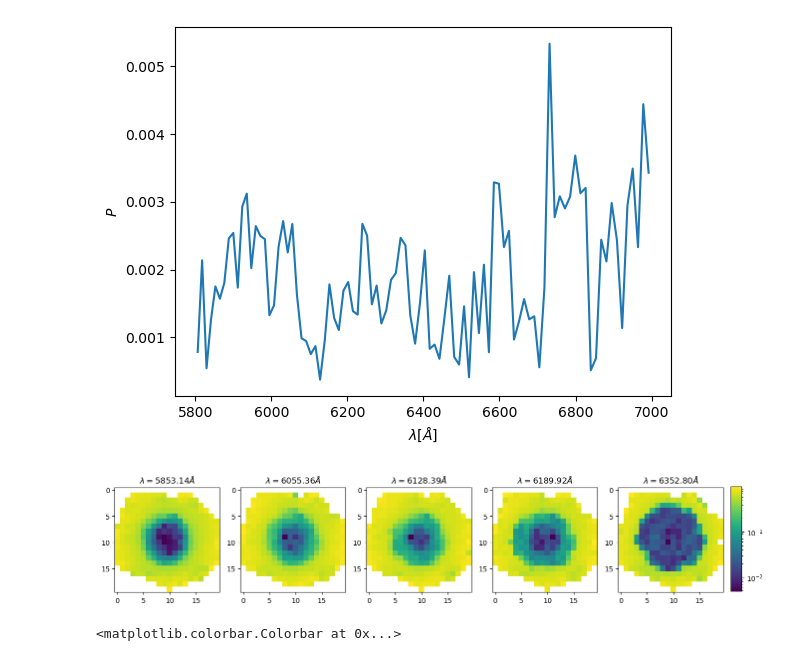
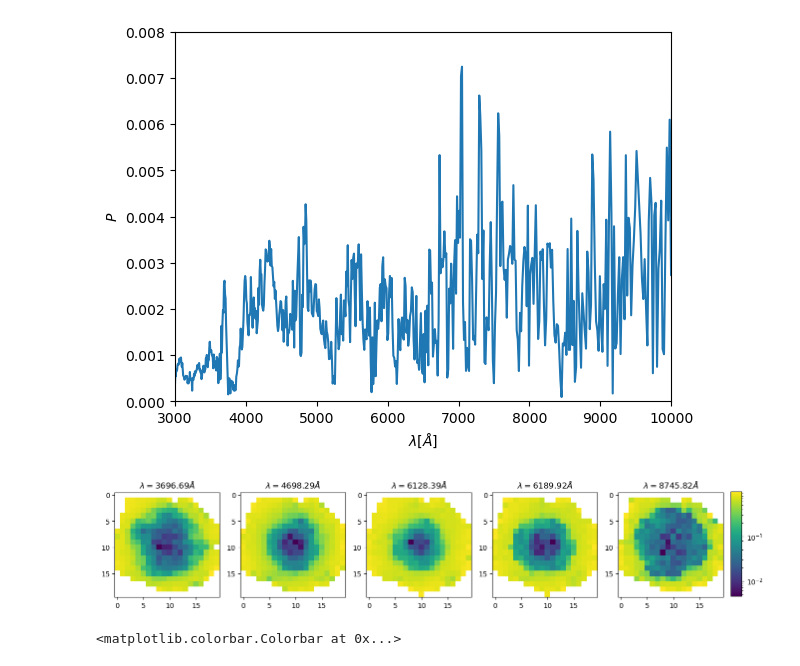
Before and after one commit to AlexGKim/II, a Jupyter notebook: polar.ipynb, the cells around one changed output. Saved outputs shown, nothing was run; the diff lists cells and outputs as text; code cells hidden in the pictures.

```diff
--- a/polar.ipynb
+++ b/polar.ipynb
@@ -25,12 +25,14 @@ Ptot = numpy.sqrt(Utot*Utot+Qtot*Qtot)/Ftot
 # %%
 plt.plot(lam,Ptot)
 plt.xlabel(r'$\lambda [\AA]$')
 plt.ylabel(r'$P$')
+plt.xlim((3000,10000))
+plt.ylim((0,0.008))
 plt.savefig('Plam.pdf')
 # %% [output]
-[figure, old version]
+[figure, new version]
 # %%
-wls = [5850,6055,6128,6189,6355.12]
+wls = [3700, 4700, 6128, 6189,8750]
 idxs = [ numpy.abs(lam - l).argmin() for l in wls]
 fig,axs = plt.subplots(1,5, figsize=(15, 3))
 for i, idx in enumerate(idxs):
@@ -42,7 +44,7 @@ cbar_ax = fig.add_axes([0.95, 0.15, 0.015, 0.7])
 fig.colorbar(im, cax=cbar_ax)
 plt.savefig('P.pdf')
 # %% [output]
-[figure, old version]
+[figure, new version]
 # %%
 plt.imshow(Polarization[40,:,:],norm=LogNorm())
 plt.colorbar()
```
Also changed, not shown: 1 other file.
